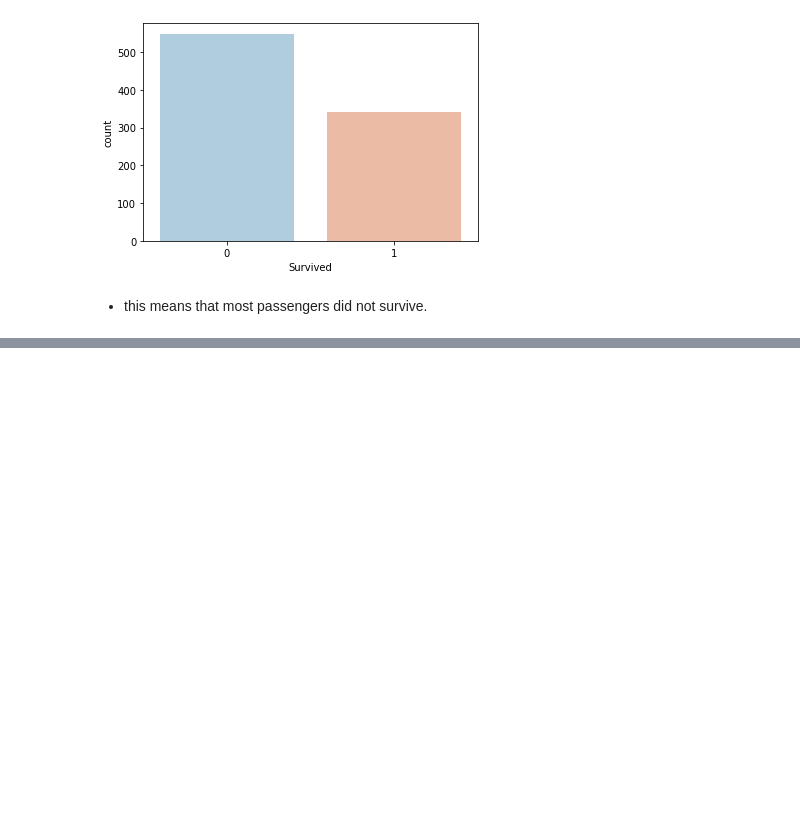
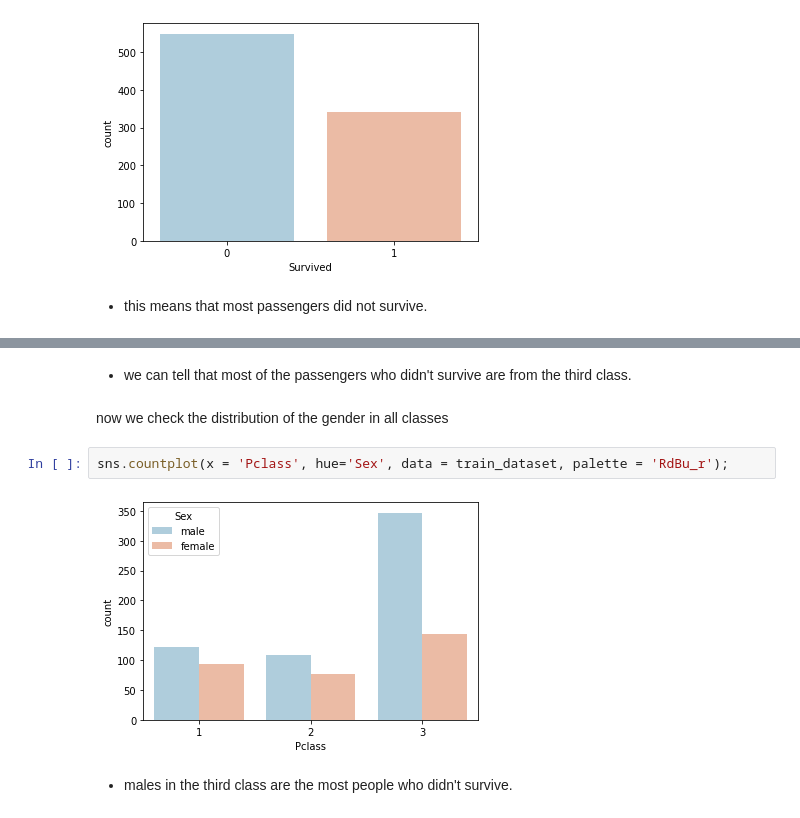
Before and after one commit to nouraahmed8499/Machine-Learning-Models, a Jupyter notebook: Logistic Regrssion Model.ipynb, the cells around one changed output, grey strips where cells are left out. Drawn from its saved outputs; the diff is of its cells as text; blank space fills up the shorter version.

```diff
--- a/Logistic Regrssion Model.ipynb
+++ b/Logistic Regrssion Model.ipynb
@@ -139,0 +146,10 @@ sns.countplot(x = 'Survived', data = train_dataset, hue = "Sex", palette = 'RdBu
+# %% [markdown]
+- we can tell that most of the passengers who didn't survive are from the third class.
+# %% [markdown]
+now we check the distribution of the gender in all classes
+# %%
+sns.countplot(x = 'Pclass', hue='Sex', data = train_dataset, palette = 'RdBu_r');
+# %% [output]
+[figure, added]
+# %% [markdown]
+- males in the third class are the most people who didn't survive.
```
Also changed, not shown: parts of 18 cells of this notebook.
